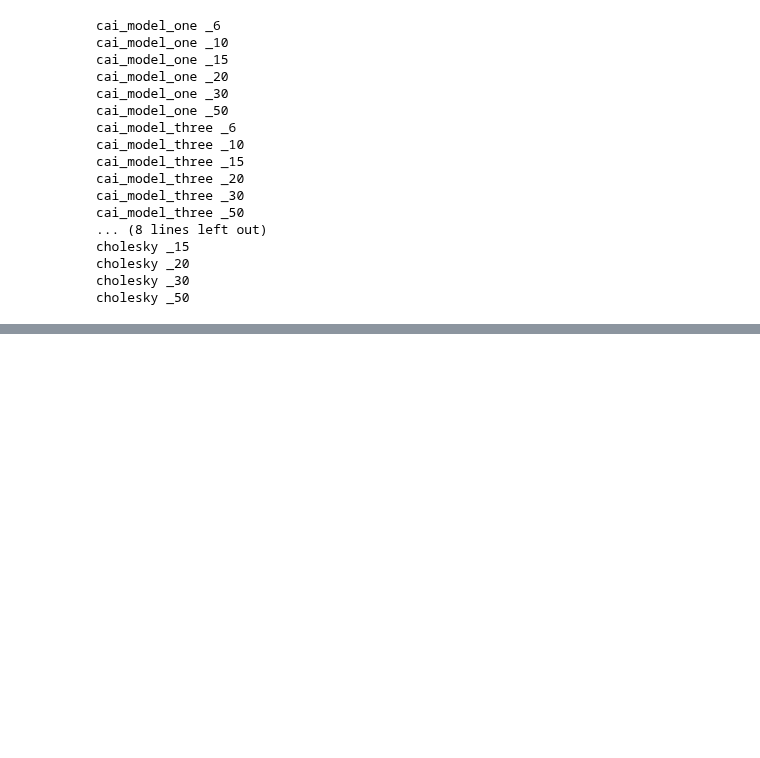
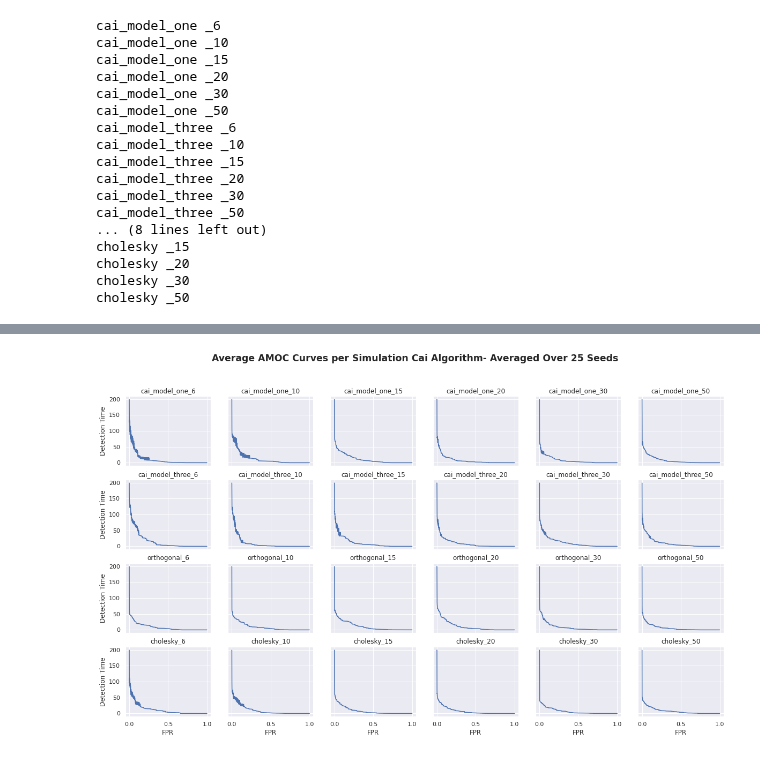
Before and after one commit to spaceonion1001/LD-CPD, a Jupyter notebook: notebooks/Results.ipynb, the cells around one changed output, grey strips where cells are left out. Saved outputs shown, nothing was run; the diff lists cells and outputs as text; code cells hidden in the pictures; blank space fills up the shorter version.

```diff
--- a/notebooks/Results.ipynb
+++ b/notebooks/Results.ipynb
@@ -278,18 +251,0 @@ fig.suptitle('Average Detection Time Curves per Simulation - Averaged Over 25 Se
-# %%
-fig, ax = plt.subplots(4, 6, figsize = (20, 11), sharex=True, sharey=True)
-
-counter = 0
-for i in range(ax.shape[0]):
-    for j in range(ax.shape[1]):
-        ax[i,j].plot(mean_fprs[counter], all_amoc_means[counter])
-        ax[i,j].set_title(all_sims_names[counter])
-        counter += 1
-
-for ax_ in ax.flat:
-    ax_.set(xlabel='FPR', ylabel='Detection Time')
-
-# Hide x labels and tick labels for top plots and y ticks for right plots.
-for ax_ in ax.flat:
-    ax_.label_outer()
-fig.suptitle('Average Detection Time Curves per Simulation - Averaged Over 25 Seeds',
-             fontsize='x-large', fontweight='semibold');
@@ -307,0 +389,23 @@ for dimstr in simulation_dims:
+# %%
+cai_means = all_amoc_means
+cai_fdr = all_amoc_thresholds
+# %%
+fig, ax = plt.subplots(4, 6, figsize = (20, 11), sharex=True, sharey=True)
+
+counter = 0
+for i in range(ax.shape[0]):
+    for j in range(ax.shape[1]):
+        ax[i,j].plot(cai_fdr[counter], cai_means[counter])
+        ax[i,j].set_title(all_sims_names[counter])
+        counter += 1
+
+for ax_ in ax.flat:
+    ax_.set(xlabel='FPR', ylabel='Detection Time')
+
+# Hide x labels and tick labels for top plots and y ticks for right plots.
+for ax_ in ax.flat:
+    ax_.label_outer()
+fig.suptitle('Average AMOC Curves per Simulation Cai Algorithm- Averaged Over 25 Seeds',
+             fontsize='x-large', fontweight='semibold');
+# %% [output]
+[figure, added]
```
Also changed, not shown: parts of 19 cells of this notebook, 5 other files.
